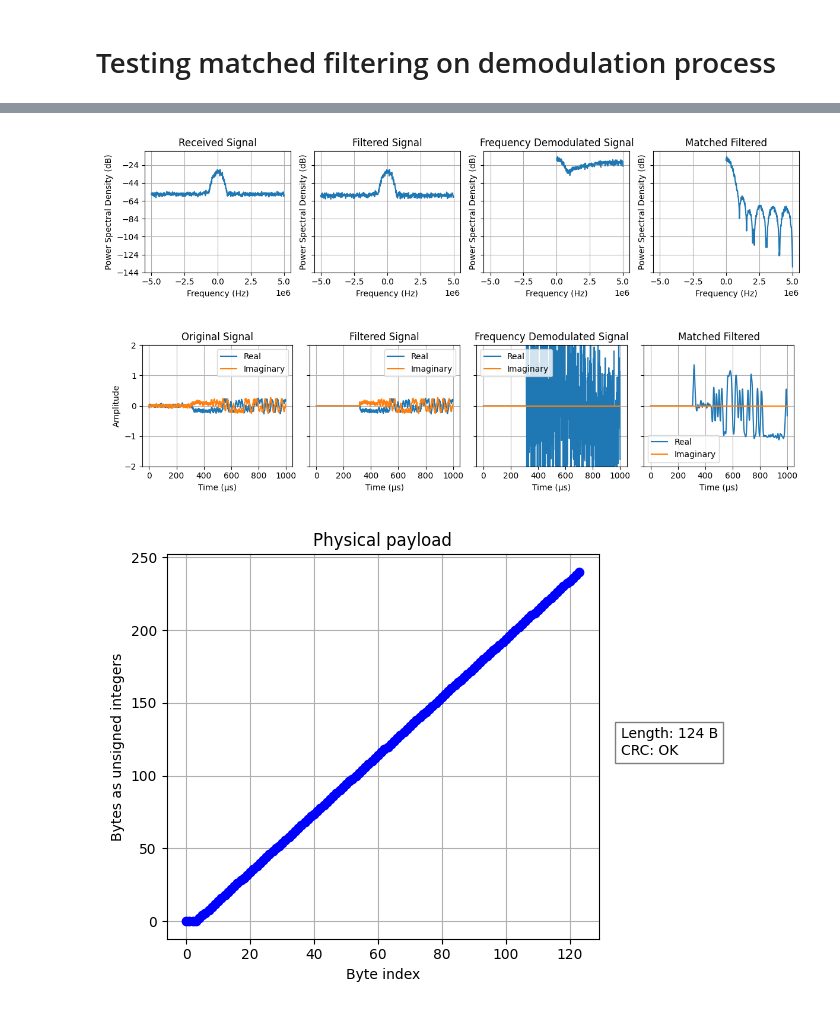
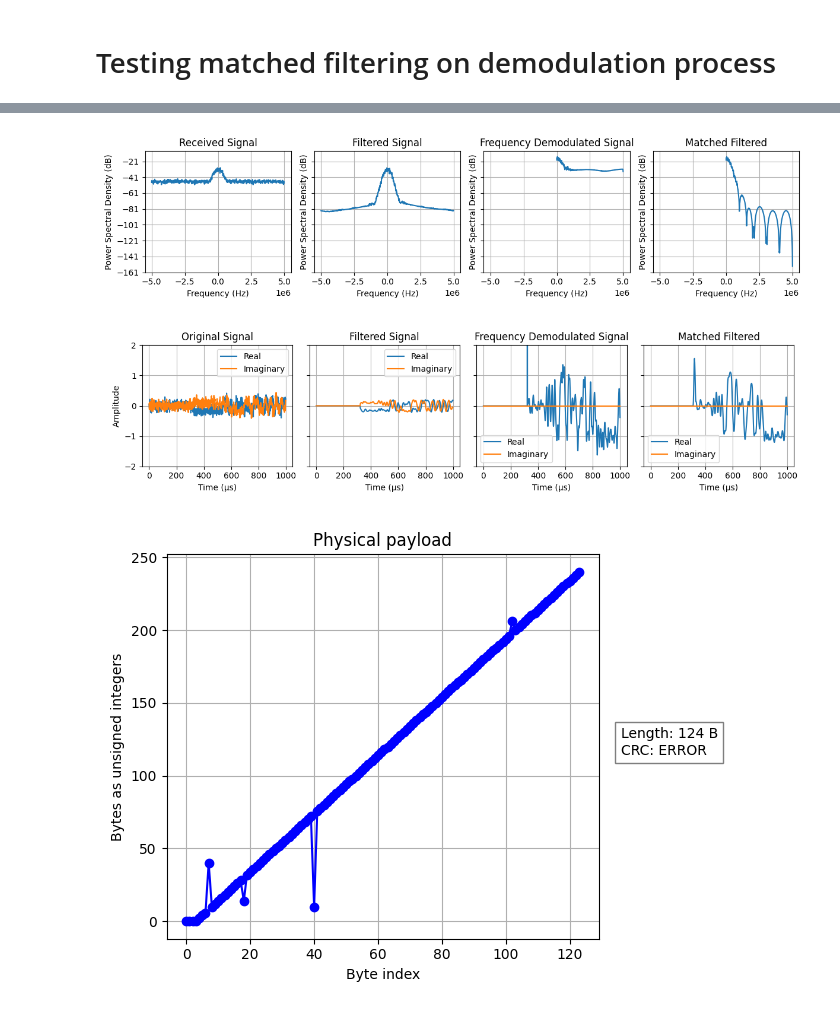
Before and after one commit to SDMote/SDR_projects, a Jupyter notebook: python_phy/matched_filter_test.ipynb, the cells around one changed output, grey strips where cells are left out. Cells and saved outputs as stored; diff of their text form; code cells hidden in the pictures.

```diff
--- a/python_phy/matched_filter_test.ipynb
+++ b/python_phy/matched_filter_test.ipynb
@@ -34,7 +34,7 @@ filename = "BLE_0dBm.dat"  # Open BLE file
 iq_samples = read_iq_data(f"../capture_nRF/data/new/{filename}")
 fsk_deviation_ble: float = 250e3  # Hz
 
-noise_power = -25
+noise_power = -15
 iq_samples_noisy = add_white_gaussian_noise(iq_samples, noise_power)
 
 # figsize = (12, 3)
@@ -62,6 +63,6 @@ plot_complex_time(
 # %%
-butterworth_filter = False
-if butterworth_filter:
+butterworth_filter = 2
+if butterworth_filter == 1:
     # Low pass filter
     iq_samples_filtered = decimating_fir_filter(
         iq_samples_noisy,
@@ -72,6 +73,13 @@ if butterworth_filter:
         transition_width=100003,
         window="hamming",
     )
+elif butterworth_filter == 2:
+    # Matched filtering (Gausian FIR taps)
+    # Generate Gaussian taps and convolve with rectangular window
+    gauss_taps = gaussian_fir_taps(sps=sps, ntaps=sps, bt=0.5)
+    gauss_taps = scipy.signal.convolve(gauss_taps, np.ones(sps))
+    gauss_taps /= np.sum(gauss_taps)  # Unitary gain
+    iq_samples_filtered = scipy.signal.convolve(iq_samples_noisy, gauss_taps, mode="same")
 else:
     iq_samples_filtered = iq_samples_noisy
 
@@ -113,33 +121,33 @@ plot_periodograms(
     titles=[
         "Received Signal",
         "Filtered Signal",
         "Frequency Demodulated Signal",
         "Matched Filtered",
     ],
     figsize=(12, 3),
     NFFT=1024,
     horizontal=True,
 )
 
 plot_complex_time(
     [
         iq_samples_noisy[time_interval[0] : time_interval[1]],
         iq_samples_filtered[time_interval[0] : time_interval[1]],
         freq_samples[time_interval[0] : time_interval[1]],
         matched_filtered[time_interval[0] : time_interval[1]],
     ],
     fs=fs,
     titles=[
         "Original Signal",
         "Filtered Signal",
         "Frequency Demodulated Signal",
         "Matched Filtered",
     ],
     figsize=(12, 3),
     ylim=(-2, 2),
     horizontal=True,
 )
 # %% [output]
-[figure, old version]
+[figure, new version]
-[figure, old version]
+[figure, new version]
-[figure, old version]
+[figure, new version]
```
Also changed, not shown: parts of 4 cells of this notebook.
